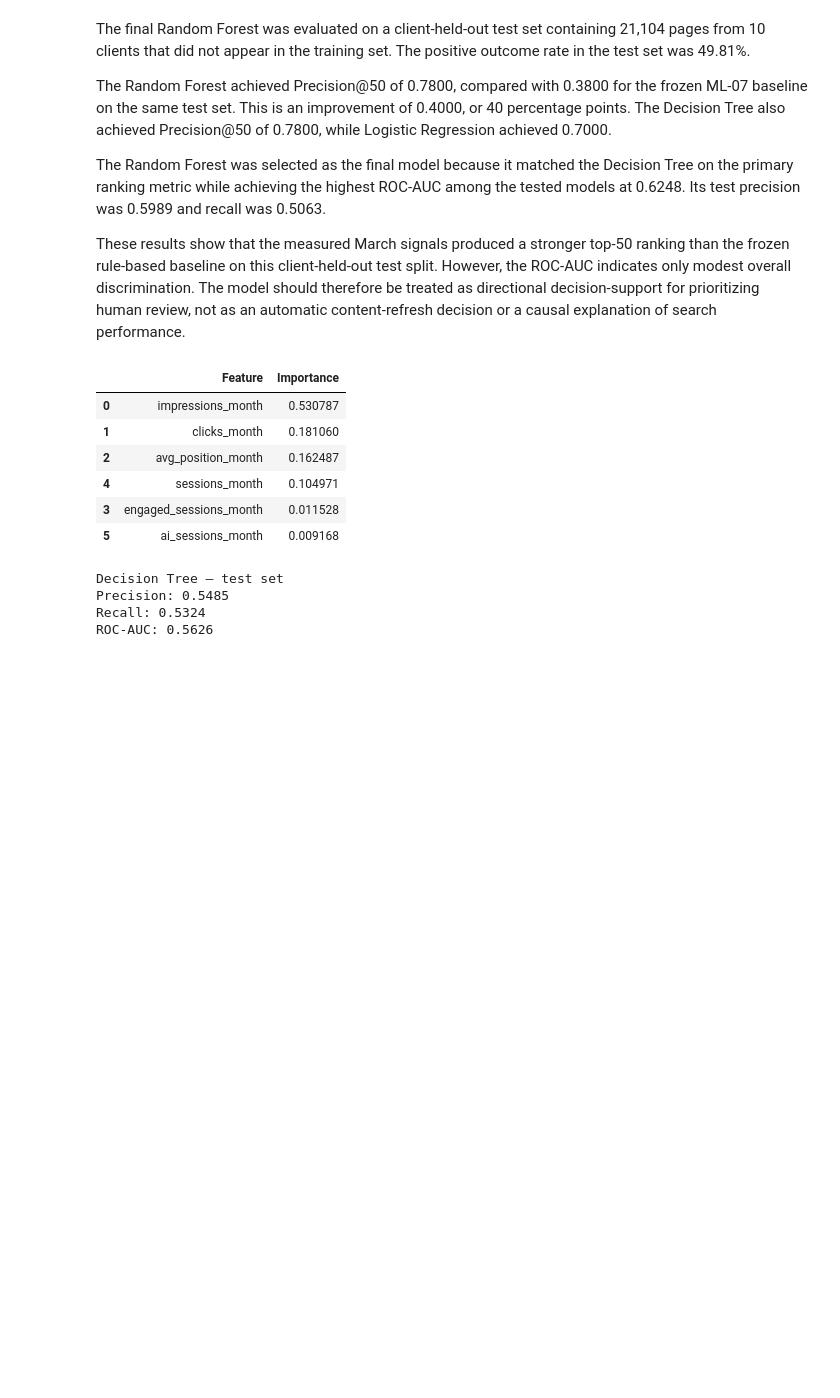
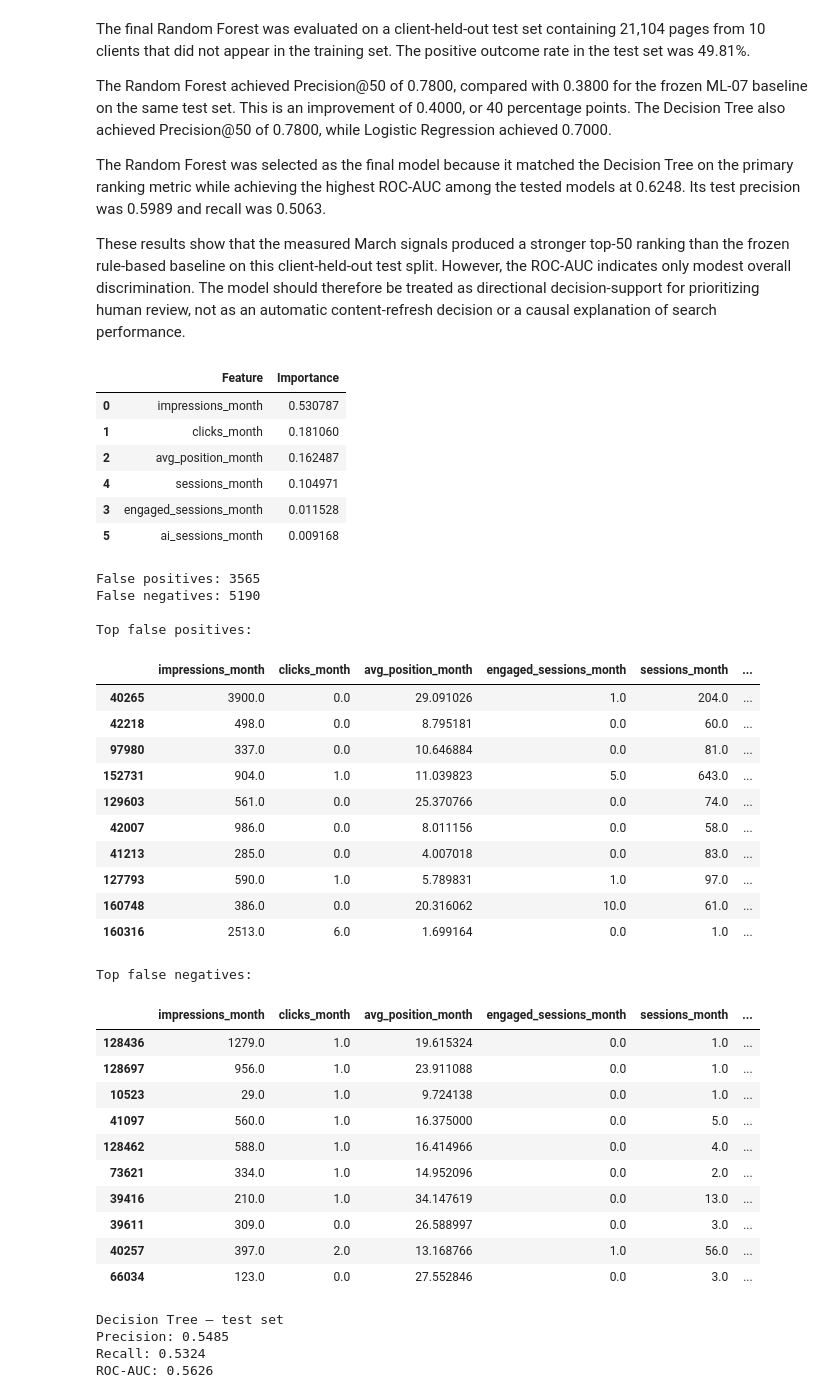
Before and after one commit to SNK005/flyrank-ml-internship, a Jupyter notebook: work/notebooks/capstone.ipynb, the cells around one changed output. Drawn from its saved outputs; the diff is of its cells as text; code cells hidden in the pictures; blank space fills up the shorter version.

```diff
--- a/work/notebooks/capstone.ipynb
+++ b/work/notebooks/capstone.ipynb
@@ -276,6 +276,73 @@ display(feature_importance)
 | 4 | sessions_month | 0.104971 |
 | 3 | engaged_sessions_month | 0.011528 |
 | 5 | ai_sessions_month | 0.009168 |
+# %%
+# Error analysis: false positives and false negatives
+
+error_analysis = X_test.copy()
+
+error_analysis['content_hash_id'] = model_df.iloc[test_idx]['content_hash_id'].values
+error_analysis['client_hash_id'] = model_df.iloc[test_idx]['client_hash_id'].values
+error_analysis['actual_label'] = y_test.values
+error_analysis['predicted_probability'] = rf_prob
+error_analysis['predicted_label'] = rf_pred
+
+false_positives = error_analysis[
+    (error_analysis['actual_label'] == 0) &
+    (error_analysis['predicted_label'] == 1)
+].copy()
+
+false_negatives = error_analysis[
+    (error_analysis['actual_label'] == 1) &
+    (error_analysis['predicted_label'] == 0)
+].copy()
+
+print("False positives:", len(false_positives))
+print("False negatives:", len(false_negatives))
+
+print("\nTop false positives:")
+display(
+    false_positives.sort_values(
+        'predicted_probability',
+        ascending=False
+    ).head(10)
+)
+
+print("\nTop false negatives:")
+display(
+    false_negatives.sort_values(
+        'predicted_probability',
+        ascending=False
+    ).head(10)
+)
+# %% [output]
+False positives: 3565
+False negatives: 5190
+
+Top false positives:
+|  | impressions_month | clicks_month | avg_position_month | engaged_sessions_month | sessions_month | ... |
+| 40265 | 3900.0 | 0.0 | 29.091026 | 1.0 | 204.0 | ... |
+| 42218 | 498.0 | 0.0 | 8.795181 | 0.0 | 60.0 | ... |
+| 97980 | 337.0 | 0.0 | 10.646884 | 0.0 | 81.0 | ... |
+| 152731 | 904.0 | 1.0 | 11.039823 | 5.0 | 643.0 | ... |
+| 129603 | 561.0 | 0.0 | 25.370766 | 0.0 | 74.0 | ... |
+| 42007 | 986.0 | 0.0 | 8.011156 | 0.0 | 58.0 | ... |
+| 41213 | 285.0 | 0.0 | 4.007018 | 0.0 | 83.0 | ... |
+| 127793 | 590.0 | 1.0 | 5.789831 | 1.0 | 97.0 | ... |
+| 160748 | 386.0 | 0.0 | 20.316062 | 10.0 | 61.0 | ... |
+| 160316 | 2513.0 | 6.0 | 1.699164 | 0.0 | 1.0 | ... |
+Top false negatives:
+|  | impressions_month | clicks_month | avg_position_month | engaged_sessions_month | sessions_month | ... |
+| 128436 | 1279.0 | 1.0 | 19.615324 | 0.0 | 1.0 | ... |
+| 128697 | 956.0 | 1.0 | 23.911088 | 0.0 | 1.0 | ... |
+| 10523 | 29.0 | 1.0 | 9.724138 | 0.0 | 1.0 | ... |
+| 41097 | 560.0 | 1.0 | 16.375000 | 0.0 | 5.0 | ... |
+| 128462 | 588.0 | 1.0 | 16.414966 | 0.0 | 4.0 | ... |
+| 73621 | 334.0 | 1.0 | 14.952096 | 0.0 | 2.0 | ... |
+| 39416 | 210.0 | 1.0 | 34.147619 | 0.0 | 13.0 | ... |
+| 39611 | 309.0 | 0.0 | 26.588997 | 0.0 | 3.0 | ... |
+| 40257 | 397.0 | 2.0 | 13.168766 | 1.0 | 56.0 | ... |
+| 66034 | 123.0 | 0.0 | 27.552846 | 0.0 | 3.0 | ... |
 # %%
 from sklearn.tree import DecisionTreeClassifier
 from sklearn.metrics import precision_score, recall_score, roc_auc_score
```
Also changed, not shown: parts of 1 cell of this notebook.
